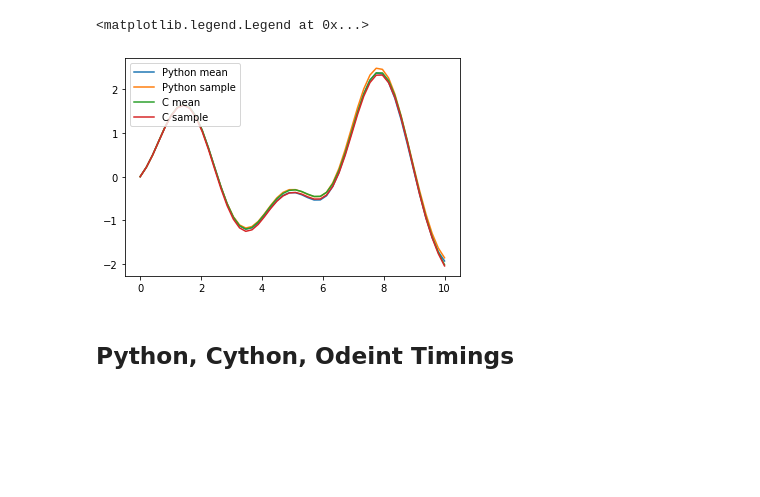
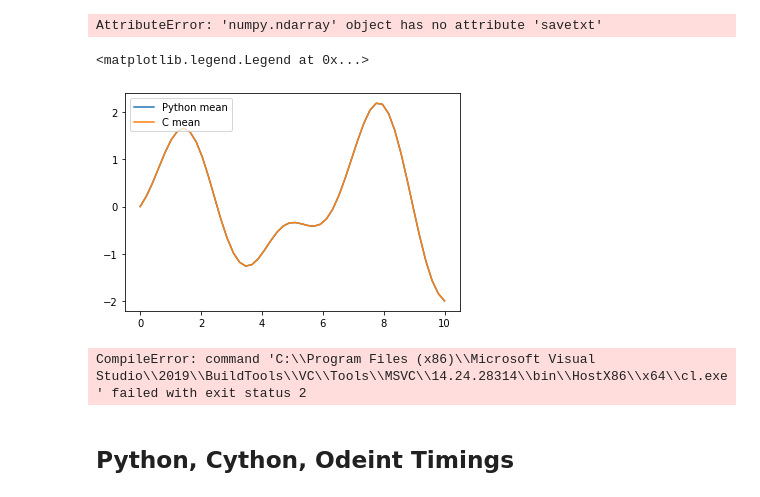
Before and after one commit to mlysy/kalmantv, a Jupyter notebook: cythonize/Cythonize.ipynb, the cells around one changed output. Saved outputs shown, nothing was run; the diff lists cells and outputs as text; code cells hidden in the pictures; blank space fills up the shorter version.

```diff
--- a/cythonize/Cythonize.ipynb
+++ b/cythonize/Cythonize.ipynb
@@ -40,5 +48,7 @@ roots = root_gen(r0, p) #Generate roots to draw x^{(3)}_0
 x_0 = kalman_initial_draw(roots, sigma, x0, p)
 wgt_state, var_state = higher_mvncond(delta_t, roots, sigma)
 mu_state = np.zeros(p)
+z_state_sim = rand_mat(2*N, p)
 
-Yn, Yn_chk_mean, Yn_chk_var = kalman_ode_higher(ode_fun, x_0, tmin, tmax, N-1, wgt_state, mu_state, var_state, wgt_meas)
+Yn_chk_mean, Yn_chk_var = kalman_ode_higher(ode_fun, x_0, tmin, tmax, N-1,
+                                            wgt_state, mu_state, var_state, wgt_meas, z_state_sim)
@@ -214,15 +55,32 @@ cpdef kalman_ode_higher_cy(fun,
+# %%
+savetxt('wgt_state', )
+# %% [output]
+AttributeError: 'numpy.ndarray' object has no attribute 'savetxt'
 # %%
-Yn2, Yn_chk_mean2, Yn_chk_var2 = kalman_ode_higher_cy(ode_fun, x_0, tmin, tmax, N-1, wgt_state, mu_state, var_state, wgt_meas, z_state_sim)
+Yn_chk_mean2, Yn_chk_var2 = kalman_ode_higher_cy(ode_fun, x_0, tmin, tmax, N-1,
+                                               wgt_state, mu_state, var_state,
+                                               wgt_meas, z_state_sim)
 # %%
 tseq = np.linspace(tmin, tmax, N)
 plt.plot(tseq, Yn_chk_mean[:, 1], label = 'Python mean')
-plt.plot(tseq, Yn[:, 1], label = 'Python sample')
+#plt.plot(tseq, Yn[:, 1], label = 'Python sample')
 plt.plot(tseq, Yn_chk_mean2[1], label = 'C mean')
-plt.plot(tseq, Yn2[1], label = 'C sample')
+#plt.plot(tseq, Yn2[1], label = 'C sample')
 plt.legend(loc='upper left')
 # %% [output]
 <matplotlib.legend.Legend at 0x...>
-[figure, old version]
+[figure, new version]
+# %%
+%%cython
+# distutils: language = c++
+import cython
+import numpy as np
+cimport numpy as np
+
+cdef extern from "kalman_ode_chkrebtii.cpp":
+    pass
+# %% [output]
+CompileError: command 'C:\\Program Files (x86)\\Microsoft Visual Studio\\2019\\BuildTools\\VC\\Tools\\MSVC\\14.24.28314\\bin\\HostX86\\x64\\cl.exe' failed with exit status 2
 # %% [markdown]
 ## Python, Cython, Odeint Timings
 # %%
```
Also changed, not shown: parts of 11 cells of this notebook, 2 other files.
